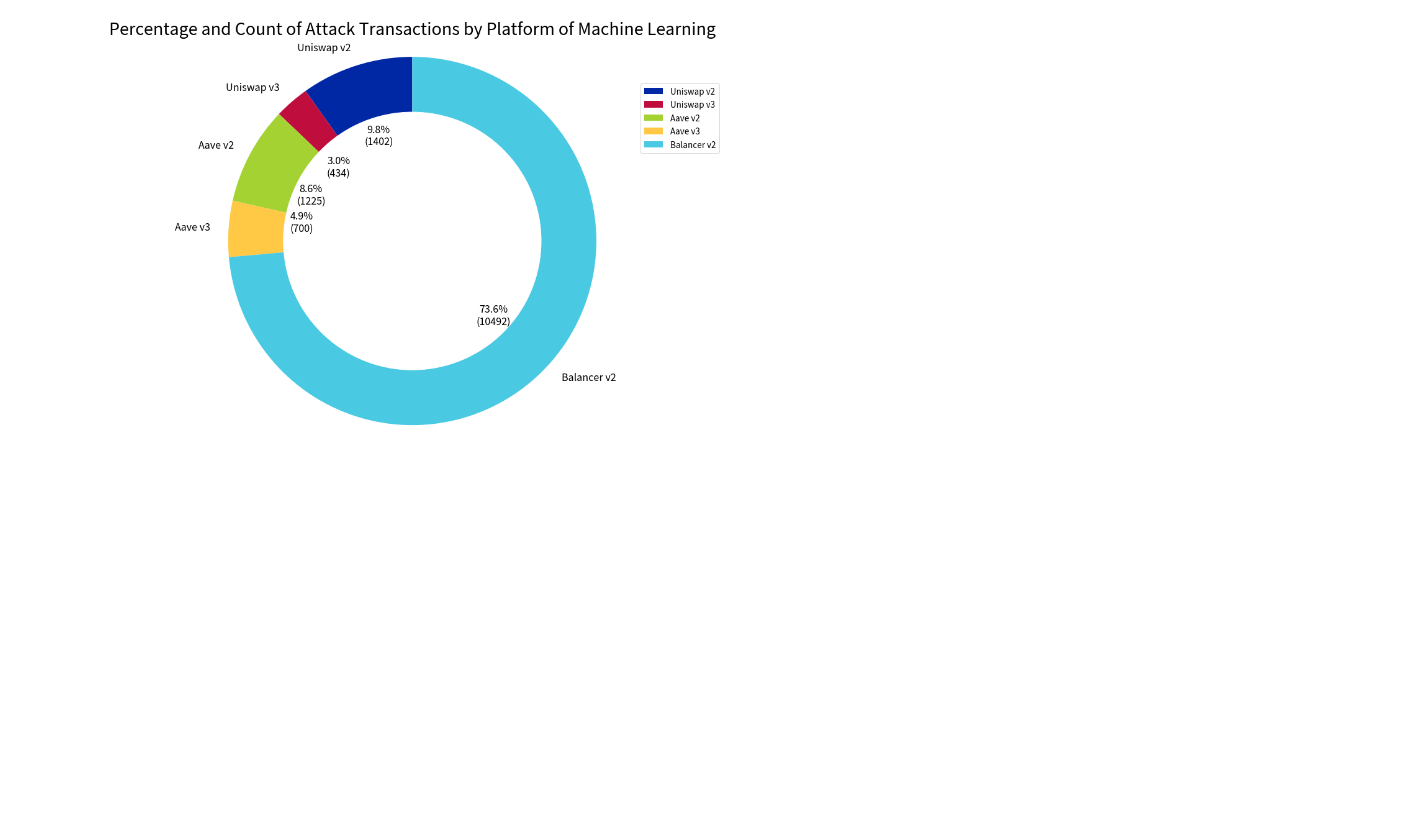
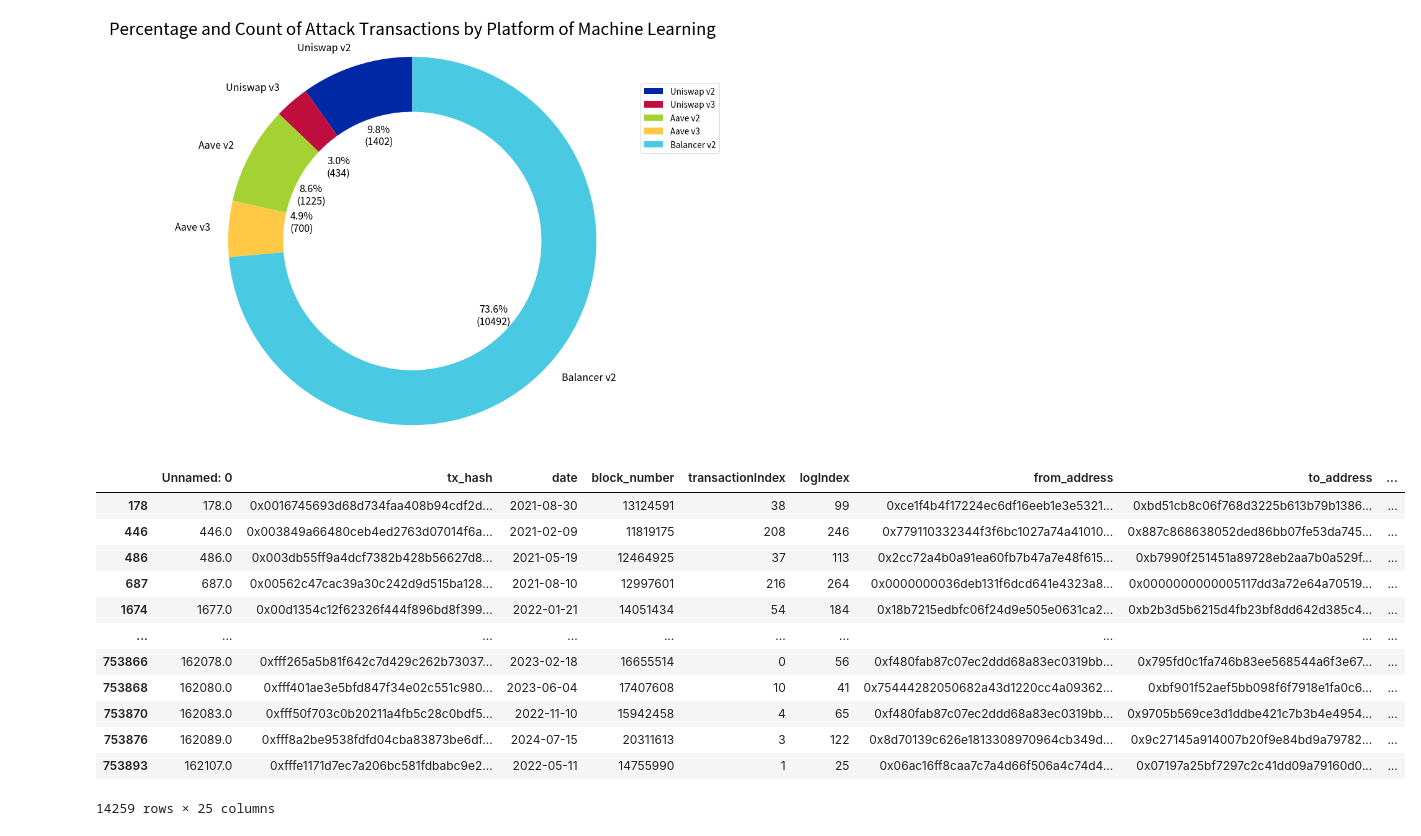
Before and after one commit to Guanda24/flashloan_attack_detection, a Jupyter notebook: Plot.ipynb, the cells around one changed output. Saved outputs shown, nothing was run; the diff lists cells and outputs as text; code cells hidden in the pictures; blank space fills up the shorter version.

```diff
--- a/Plot.ipynb
+++ b/Plot.ipynb
@@ -852,3 +852,24 @@ fig.savefig('/home/user/gzhao/Thesis/result/Donut_chart_Attack_Transaction_Distr
 plt.show()
 # %% [output]
 [figure]
+# %%
+unlabeled = pd.read_csv('/local/scratch/exported/MP_Defi_txs_TY_23/guanda/unlabeled.csv')
+attack_tx_df = pd.read_csv('Models/unlabeled_all_attack_data.csv')
+attack_tx_hashes = set(attack_tx_df['tx_hash'])
+
+df = unlabeled[unlabeled['tx_hash'].isin(attack_tx_hashes)]
+df
+# %% [output]
+|  | Unnamed: 0 | tx_hash | date | block_number | transactionIndex | logIndex | from_address | to_address | ... |
+| 178 | 178.0 | 0x0016745693d68d734faa408b94cdf2d... | 2021-08-30 | 13124591 | 38 | 99 | 0xce1f4b4f17224ec6df16eeb1e3e5321... | 0xbd51cb8c06f768d3225b613b79b1386... | ... |
+| 446 | 446.0 | 0x003849a66480ceb4ed2763d07014f6a... | 2021-02-09 | 11819175 | 208 | 246 | 0x779110332344f3f6bc1027a74a41010... | 0x887c868638052ded86bb07fe53da745... | ... |
+| 486 | 486.0 | 0x003db55ff9a4dcf7382b428b56627d8... | 2021-05-19 | 12464925 | 37 | 113 | 0x2cc72a4b0a91ea60fb7b47a7e48f615... | 0xb7990f251451a89728eb2aa7b0a529f... | ... |
+| 687 | 687.0 | 0x00562c47cac39a30c242d9d515ba128... | 2021-08-10 | 12997601 | 216 | 264 | 0x0000000036deb131f6dcd641e4323a8... | 0x0000000000005117dd3a72e64a70519... | ... |
+| 1674 | 1677.0 | 0x00d1354c12f62326f444f896bd8f399... | 2022-01-21 | 14051434 | 54 | 184 | 0x18b7215edbfc06f24d9e505e0631ca2... | 0xb2b3d5b6215d4fb23bf8dd642d385c4... | ... |
+| ... | ... | ... | ... | ... | ... | ... | ... | ... | ... |
+| 753866 | 162078.0 | 0xfff265a5b81f642c7d429c262b73037... | 2023-02-18 | 16655514 | 0 | 56 | 0xf480fab87c07ec2ddd68a83ec0319bb... | 0x795fd0c1fa746b83ee568544a6f3e67... | ... |
+| 753868 | 162080.0 | 0xfff401ae3e5bfd847f34e02c551c980... | 2023-06-04 | 17407608 | 10 | 41 | 0x75444282050682a43d1220cc4a09362... | 0xbf901f52aef5bb098f6f7918e1fa0c6... | ... |
+| 753870 | 162083.0 | 0xfff50f703c0b20211a4fb5c28c0bdf5... | 2022-11-10 | 15942458 | 4 | 65 | 0xf480fab87c07ec2ddd68a83ec0319bb... | 0x9705b569ce3d1ddbe421c7b3b4e4954... | ... |
+| 753876 | 162089.0 | 0xfff8a2be9538fdfd04cba83873be6df... | 2024-07-15 | 20311613 | 3 | 122 | 0x8d70139c626e1813308970964cb349d... | 0x9c27145a914007b20f9e84bd9a79782... | ... |
+| 753893 | 162107.0 | 0xfffe1171d7ec7a206bc581fdbabc9e2... | 2022-05-11 | 14755990 | 1 | 25 | 0x06ac16ff8caa7c7a4d66f506a4c74d4... | 0x07197a25bf7297c2c41dd09a79160d0... | ... |
+14259 rows × 25 columns
```
Also changed, not shown: parts of 1 cell of this notebook.
